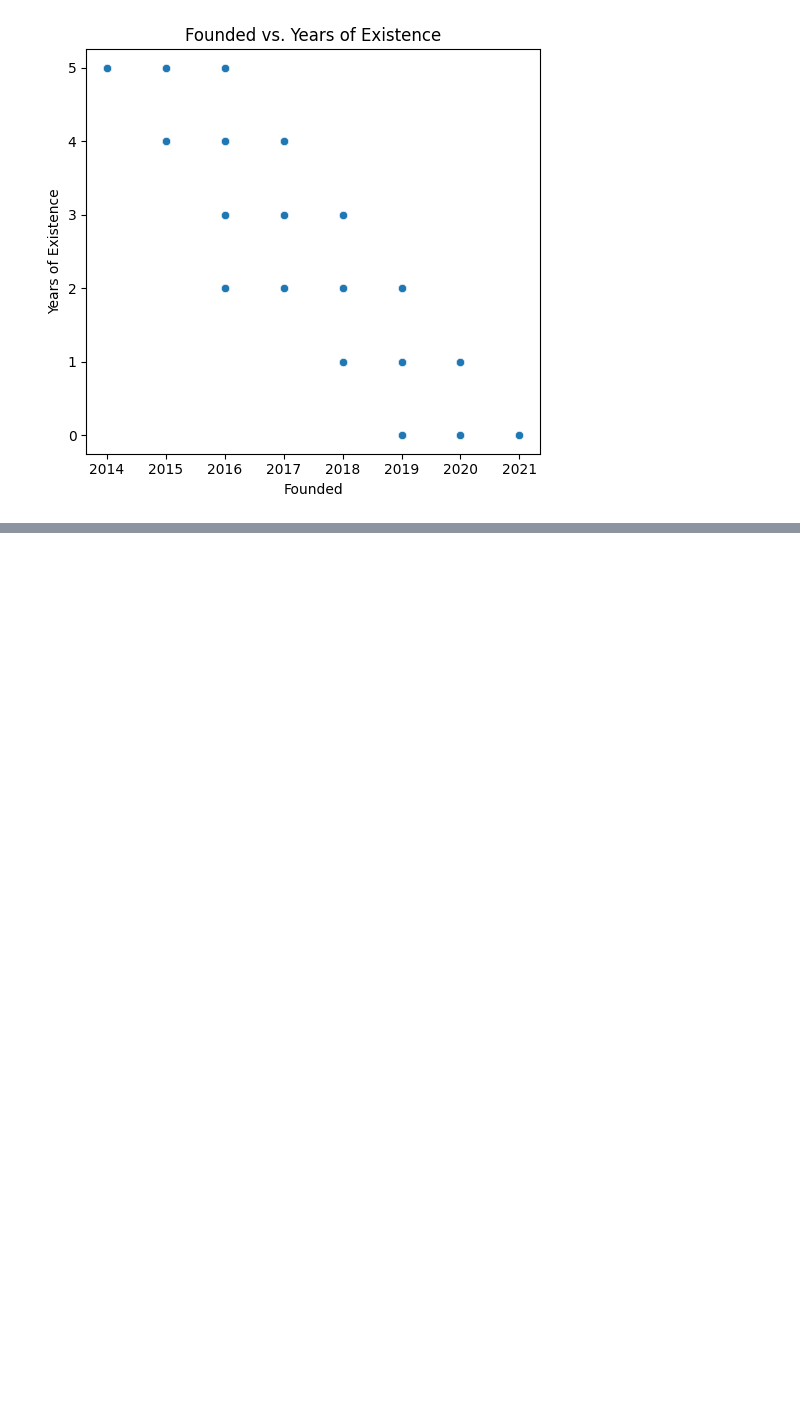
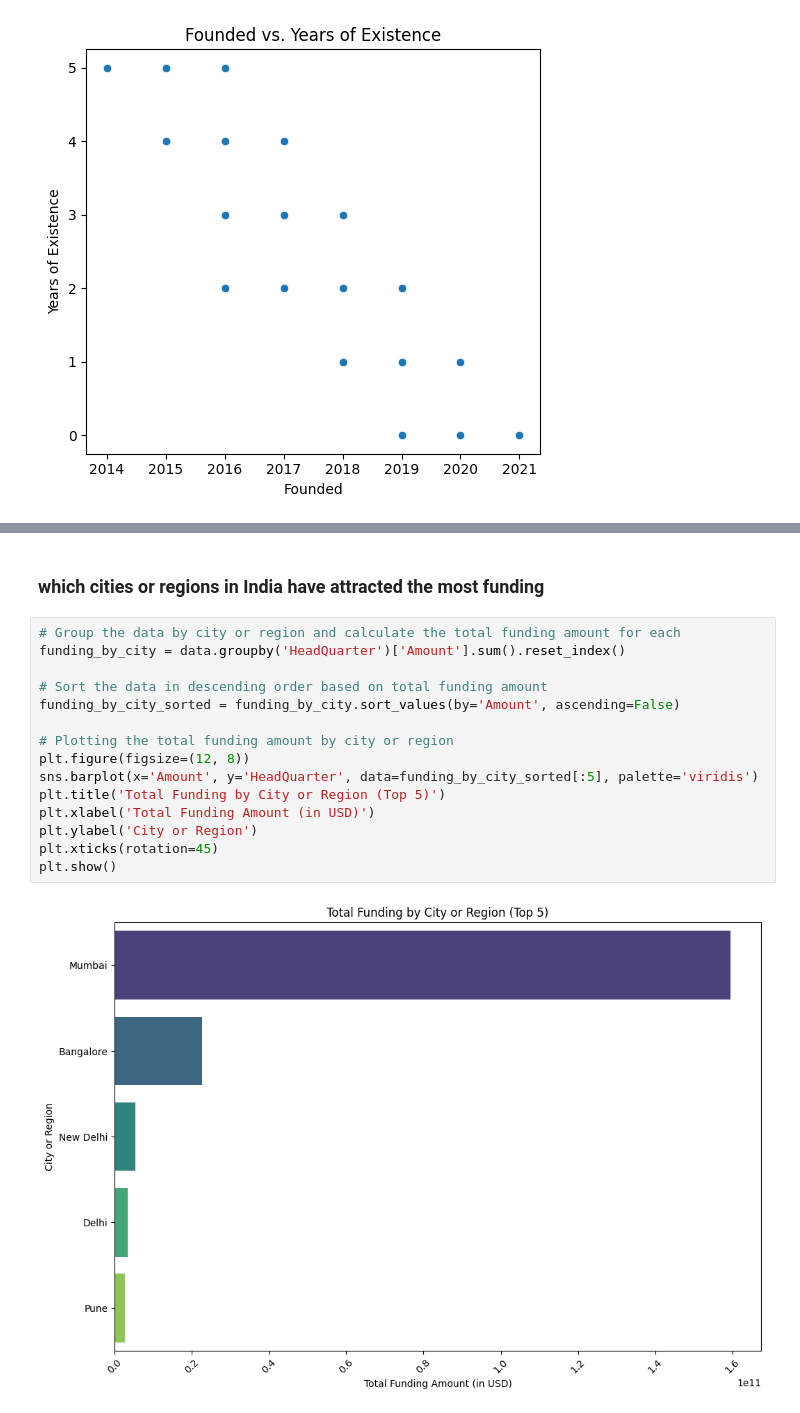
Before and after one commit to parockson/analysis-into-indian-startup-ecosystem, a Jupyter notebook: indian_start_up_funding_ecosystem.ipynb, the cells around one changed output, grey strips where cells are left out. Cells and saved outputs as stored; diff of their text form; blank space fills up the shorter version.

```diff
--- a/indian_start_up_funding_ecosystem.ipynb
+++ b/indian_start_up_funding_ecosystem.ipynb
@@ -2660,0 +2689,19 @@ all_data
+# %% [markdown]
+### which cities or regions in India have attracted the most funding
+# %%
+# Group the data by city or region and calculate the total funding amount for each
+funding_by_city = data.groupby('HeadQuarter')['Amount'].sum().reset_index()
+
+# Sort the data in descending order based on total funding amount
+funding_by_city_sorted = funding_by_city.sort_values(by='Amount', ascending=False)
+
+# Plotting the total funding amount by city or region
+plt.figure(figsize=(12, 8))
+sns.barplot(x='Amount', y='HeadQuarter', data=funding_by_city_sorted[:5], palette='viridis')
+plt.title('Total Funding by City or Region (Top 5)')
+plt.xlabel('Total Funding Amount (in USD)')
+plt.ylabel('City or Region')
+plt.xticks(rotation=45)
+plt.show()
+# %% [output]
+[figure, added]
```
Also changed, not shown: parts of 28 cells of this notebook, 1 other file.
